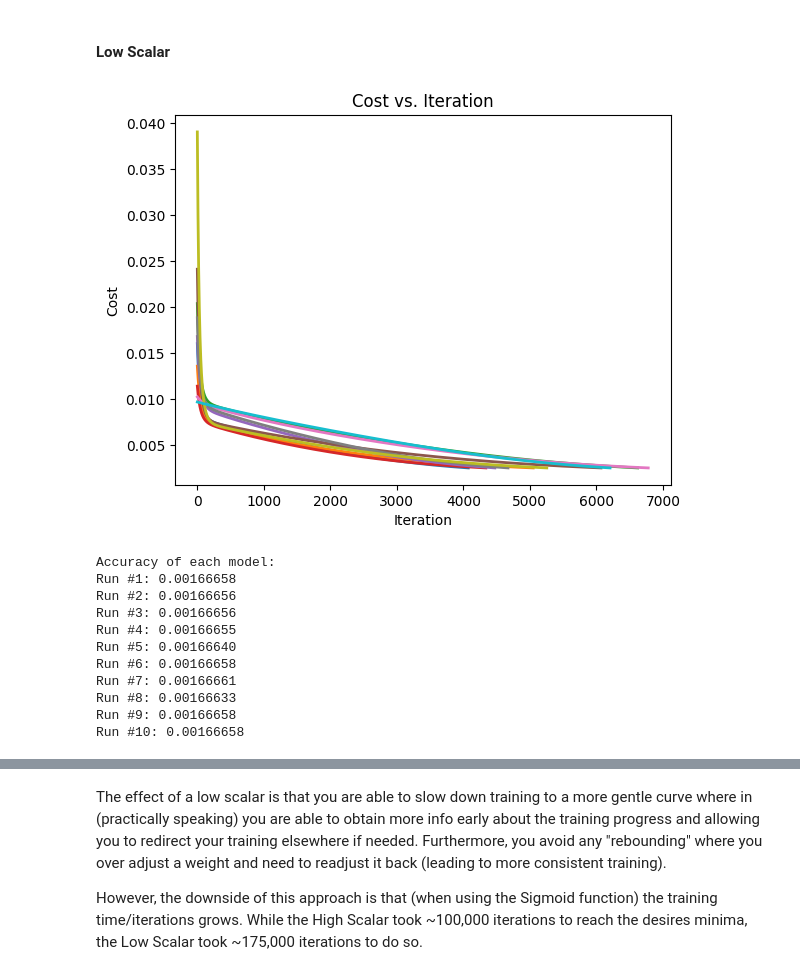
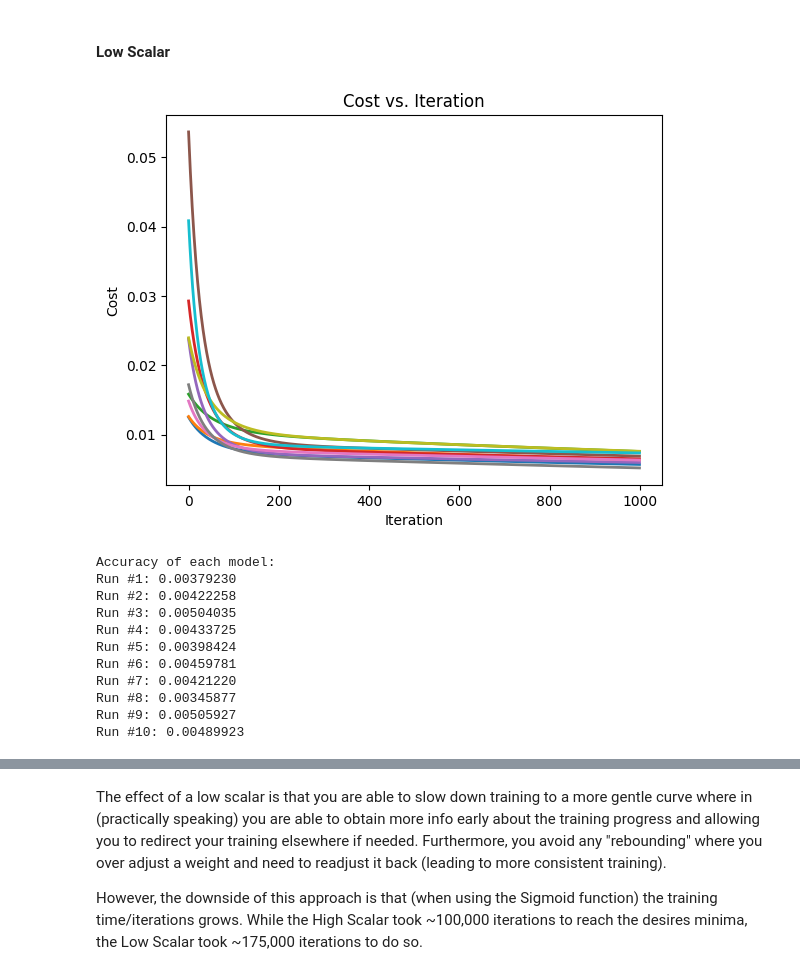
Before and after one commit to Saccadence/CogSci-131, a Jupyter notebook: Assignment 1/Assignment 1.ipynb, the cells around one changed output, grey strips where cells are left out. Cells and saved outputs as stored; diff of their text form; code cells hidden in the pictures.

```diff
--- a/Assignment 1/Assignment 1.ipynb
+++ b/Assignment 1/Assignment 1.ipynb
@@ -177,5 +162,5 @@ def plot(costs):
 # %%
-def trainIter(NN,X,y,n,c):
+def trainIter(NN,X,y,n,c) -> Neural_Network:
     NN.costs = []
     for _ in range(n):
         dJdW1,dJdW2 = NN.costFunctionPrime(X, y)
@@ -184,13 +169,18 @@ def trainIter(NN,X,y,n,c):
         NN.costs.append(NN.costFunction(X,y))
     return NN
 
-def trainAcc(NN,X,y,c,acc):
+def trainAcc(NN,X,y,acc,c, maxIter=float("inf")) -> Neural_Network:
     NN.costs = []
-    minima = 1
-    while minima > acc:
+    accuracy = NN.computeAccuracy(X,y)
+    i=0
+    while accuracy > acc:
         dJdW1,dJdW2 = NN.costFunctionPrime(X, y)
         NN.W1 = NN.W1 - (c*dJdW1)
         NN.W2 = NN.W2 - (c*dJdW2)
         NN.costs.append(NN.costFunction(X,y))
-        minima = NN.costs[-1]
+        accuracy = NN.computeAccuracy(X,y)
+        if i > maxIter:
+            break
+        else:
+            i+=1
     return NN
@@ -231,8 +268,7 @@ X,y
 # %% [markdown]
 #### Signage Effects
 # %%
-NN = Neural_Network()
-cost = []
+NN = Neural_Network('sig')
 scalar = 0.1
 
 for i in range(1000):
@@ -243,7 +279,7 @@ for i in range(1000):
     else:
         NN.W1 = NN.W1 + scalar*dJdW1
         NN.W2 = NN.W2 + scalar*dJdW2
-    cost.append(NN.costFunction(X,y))
+    NN.costs.append(NN.costFunction(X,y))
 
-plot(cost)
+plotCost([NN])
 # %% [output]
@@ -256,11 +292,9 @@ Intuitively, this makes sense as you are navigating a gradient that is a represe
 #### High Scalar
 # %%
 models = []
-accuracies = []
 for _ in range(10):
     NN = Neural_Network('sig')
-    trainAcc(NN,X,y,1,0.0025)
-    models.append(NN.costs)
-    accuracies.append(NN.computeAccuracy(X, y))
-plot(models)
+    trainIter(NN,X,y,1000,1)
+    models.append(NN)
+plotCost(models)
 # %% [output]
@@ -290,29 +324,27 @@ The effect of a high scalar is best described as a more intense "learning curve"
 #### Low Scalar
 # %%
 models = []
-accuracies = []
 for _ in range(10):
     NN = Neural_Network('sig')
-    trainAcc(NN,X,y,0.1,0.0025)
-    models.append(NN.costs)
-    accuracies.append(NN.computeAccuracy(X, y))
-plot(models)
+    trainIter(NN,X,y,1000,0.1)
+    models.append(NN)
+plotCost(models)
 # %% [output]
-[figure, old version]
+[figure, new version]
 # %%
 print(f"Accuracy of each model:")
-for i, accuracy in enumerate(accuracies, 1):
-    print(f"Run #{i}: {accuracy:.8f}")
+for i, model in enumerate(models, 1):
+    print(f"Run #{i}: {model.computeAccuracy(X,y):.8f}")
 # %% [output]
 Accuracy of each model:
-Run #1: 0.00166658
-Run #2: 0.00166656
-Run #3: 0.00166656
-Run #4: 0.00166655
-Run #5: 0.00166640
-Run #6: 0.00166658
-Run #7: 0.00166661
-Run #8: 0.00166633
-Run #9: 0.00166658
-Run #10: 0.00166658
+Run #1: 0.00379230
+Run #2: 0.00422258
+Run #3: 0.00504035
+Run #4: 0.00433725
+Run #5: 0.00398424
+Run #6: 0.00459781
+Run #7: 0.00421220
+Run #8: 0.00345877
+Run #9: 0.00505927
+Run #10: 0.00489923
 # %% [markdown]
```
Also changed, not shown: parts of 13 cells of this notebook, 1 other file.
